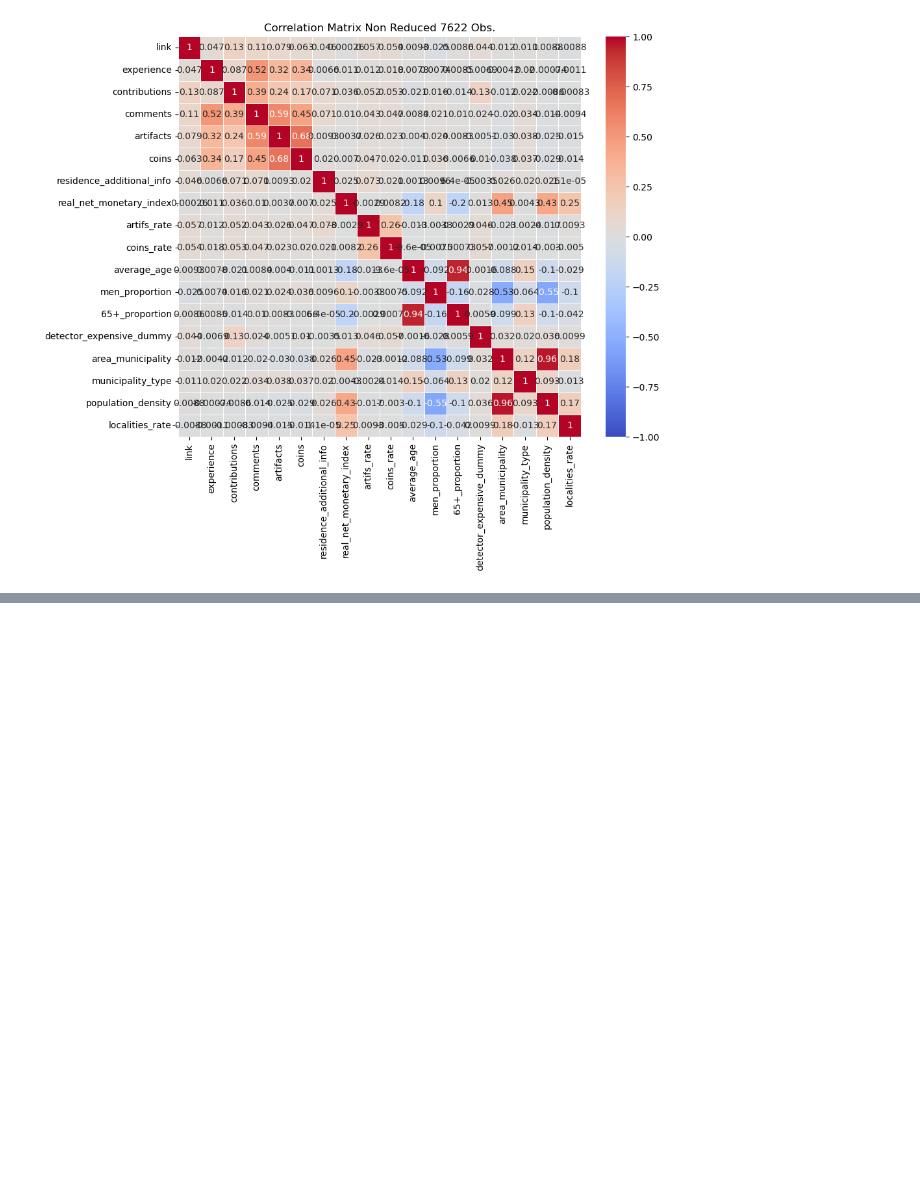
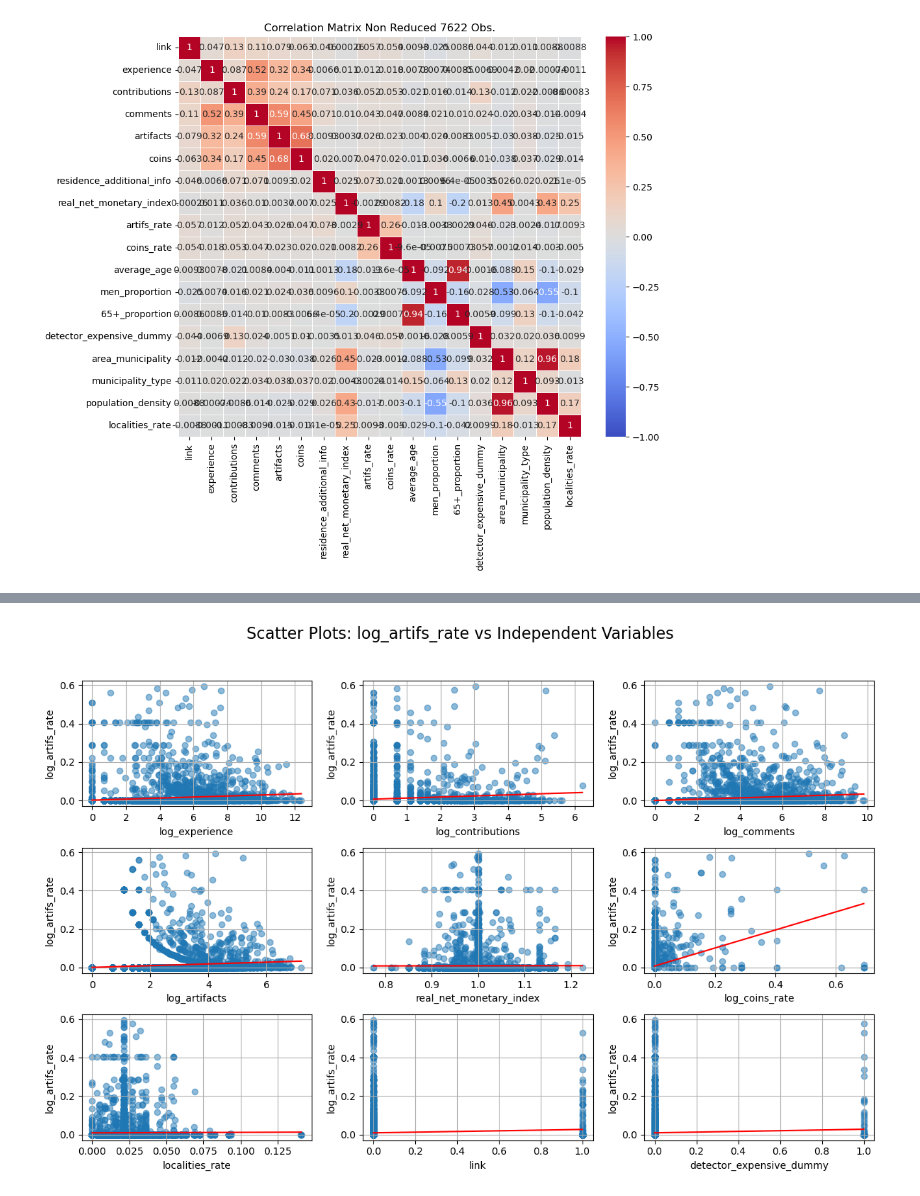
Before and after one commit to hawk-s/Metal_Detecting_Ownership_and_Non-Ownership_Motives, a Jupyter notebook: ANALYSIS/D1_jupyter.ipynb, the cells around one changed output, grey strips where cells are left out. Cells and saved outputs as stored; diff of their text form; code cells hidden in the pictures; blank space fills up the shorter version.

```diff
--- a/ANALYSIS/D1_jupyter.ipynb
+++ b/ANALYSIS/D1_jupyter.ipynb
@@ -131,0 +288,24 @@ daf_non_reduced_with_none_being_zero = drop_columns(daf_non_reduced_with_none_be
+# %%
+
+df_log_2 = df_log.copy()
+
+
+
+
+df_log_2 = df_log_2[df_log_2['experience'] != 498425]
+df_log_2 = df_log_2[df_log_2['contributions'] != 1489]
+df_log_2 = df_log_2[df_log_2['comments'] != 24463]
+df_log_2 = df_log_2[df_log_2['artifacts'] != 3332] #DELETE THE MOST SIGNIFICANT OUTLIERS
+
+df_log_3 = df_log_2.copy()
+
+
+df_log_2 = df_log_2[df_log_2['artifs_rate'] != 1]  #DELETE THE ONES
+# %%
+#plot scatter plots after log transform and without outliers:
+from functions.Q_fctn_plot_scatter import plot_scatter_all
+plot_scatter_all(df_log_2, 'log_artifs_rate', ['log_experience', 'log_contributions',
+                                      'log_comments', 'log_artifacts',
+                                     'real_net_monetary_index', 'log_coins_rate', 'localities_rate','link','detector_expensive_dummy'])
+# %% [output]
+[figure, added]
```
Also changed, not shown: parts of 15 cells of this notebook.
